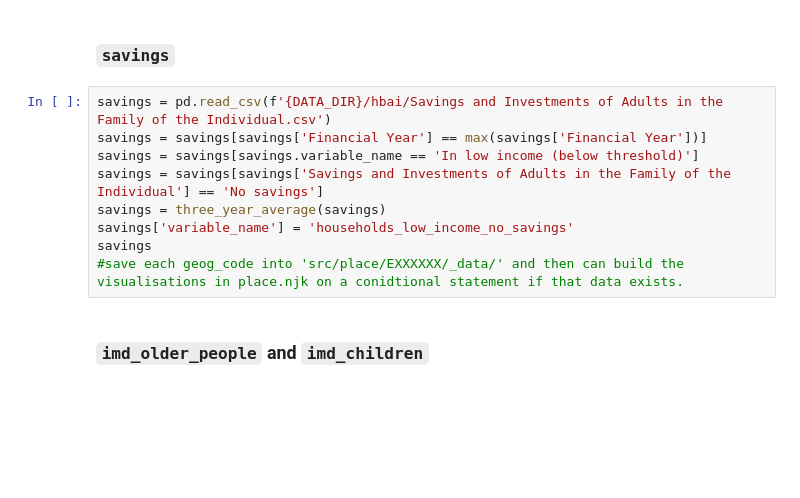
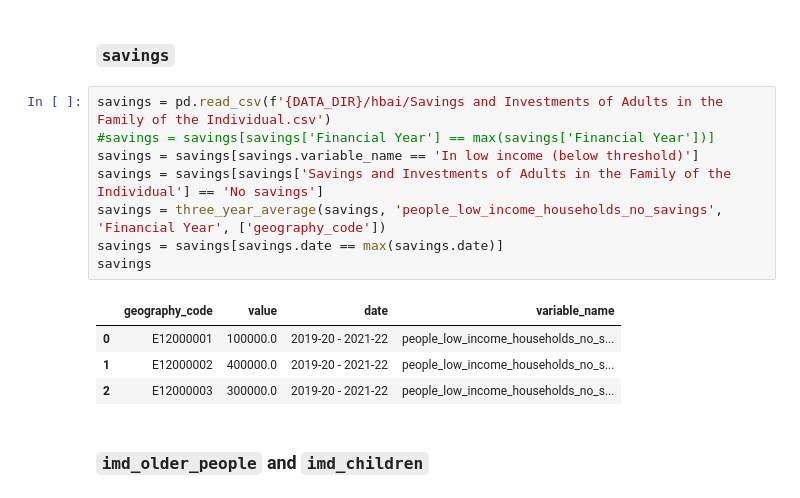
Before and after one commit to open-innovations/jrf-insight, a Jupyter notebook: pipelines/place/transform.ipynb, the cells around one changed output. Saved outputs shown, nothing was run; the diff lists cells and outputs as text; blank space fills up the shorter version.

```diff
--- a/pipelines/place/transform.ipynb
+++ b/pipelines/place/transform.ipynb
@@ -119,13 +230,17 @@ households_in_poverty
 ### `savings`
 # %%
 savings = pd.read_csv(f'{DATA_DIR}/hbai/Savings and Investments of Adults in the Family of the Individual.csv')
-savings = savings[savings['Financial Year'] == max(savings['Financial Year'])]
+#savings = savings[savings['Financial Year'] == max(savings['Financial Year'])]
 savings = savings[savings.variable_name == 'In low income (below threshold)']
 savings = savings[savings['Savings and Investments of Adults in the Family of the Individual'] == 'No savings']
-savings = three_year_average(savings)
-savings['variable_name'] = 'households_low_income_no_savings'
+savings = three_year_average(savings, 'people_low_income_households_no_savings', 'Financial Year', ['geography_code'])
+savings = savings[savings.date == max(savings.date)]
 savings
-#save each geog_code into 'src/place/EXXXXXX/_data/' and then can build the visualisations in place.njk on a conidtional statement if that data exists.
+# %% [output]
+|  | geography_code | value | date | variable_name |
+| 0 | E12000001 | 100000.0 | 2019-20 - 2021-22 | people_low_income_households_no_s... |
+| 1 | E12000002 | 400000.0 | 2019-20 - 2021-22 | people_low_income_households_no_s... |
+| 2 | E12000003 | 300000.0 | 2019-20 - 2021-22 | people_low_income_households_no_s... |
 # %% [markdown]
 ### `imd_older_people` and `imd_children`
 # %%
```
Also changed, not shown: parts of 18 cells of this notebook, 9 other files.
